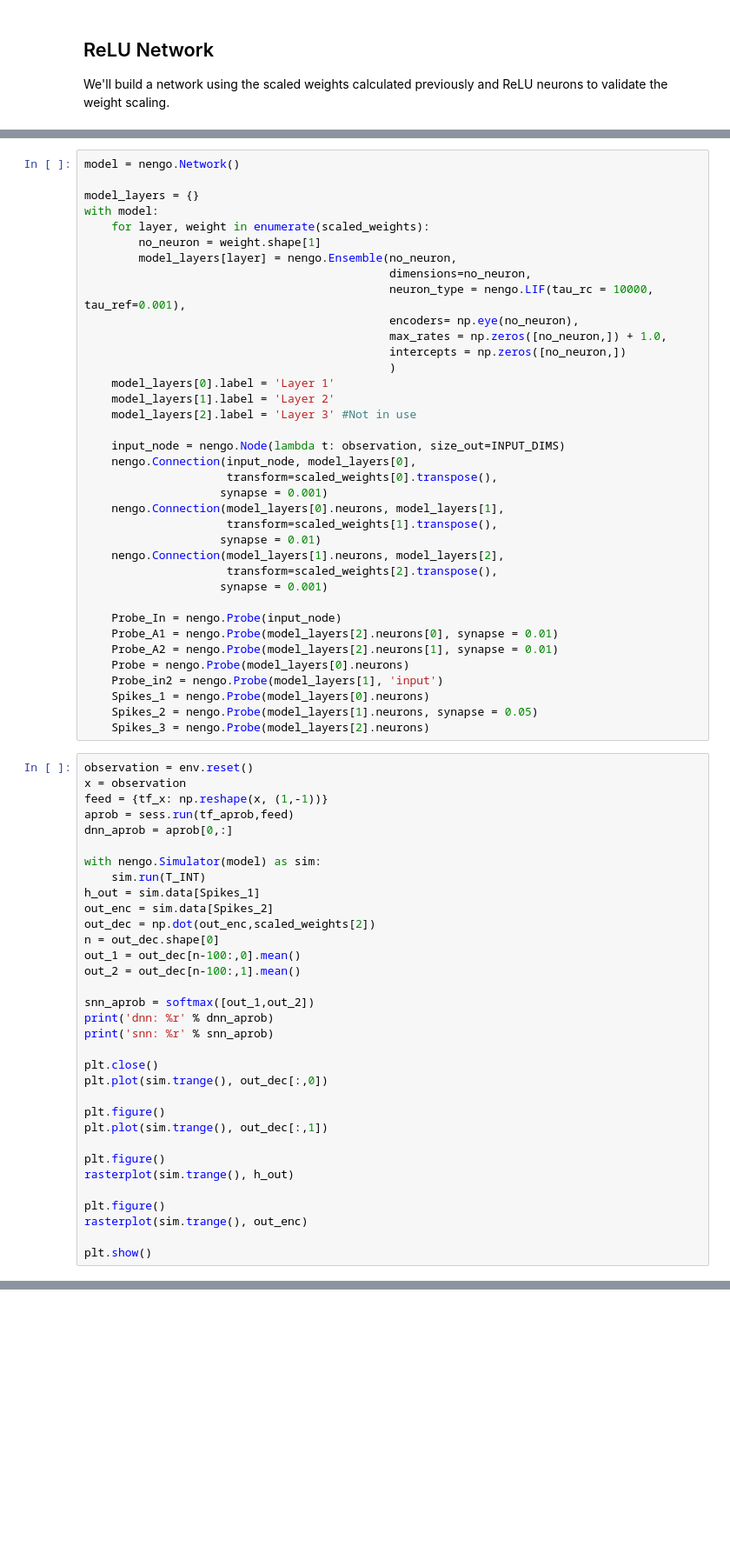
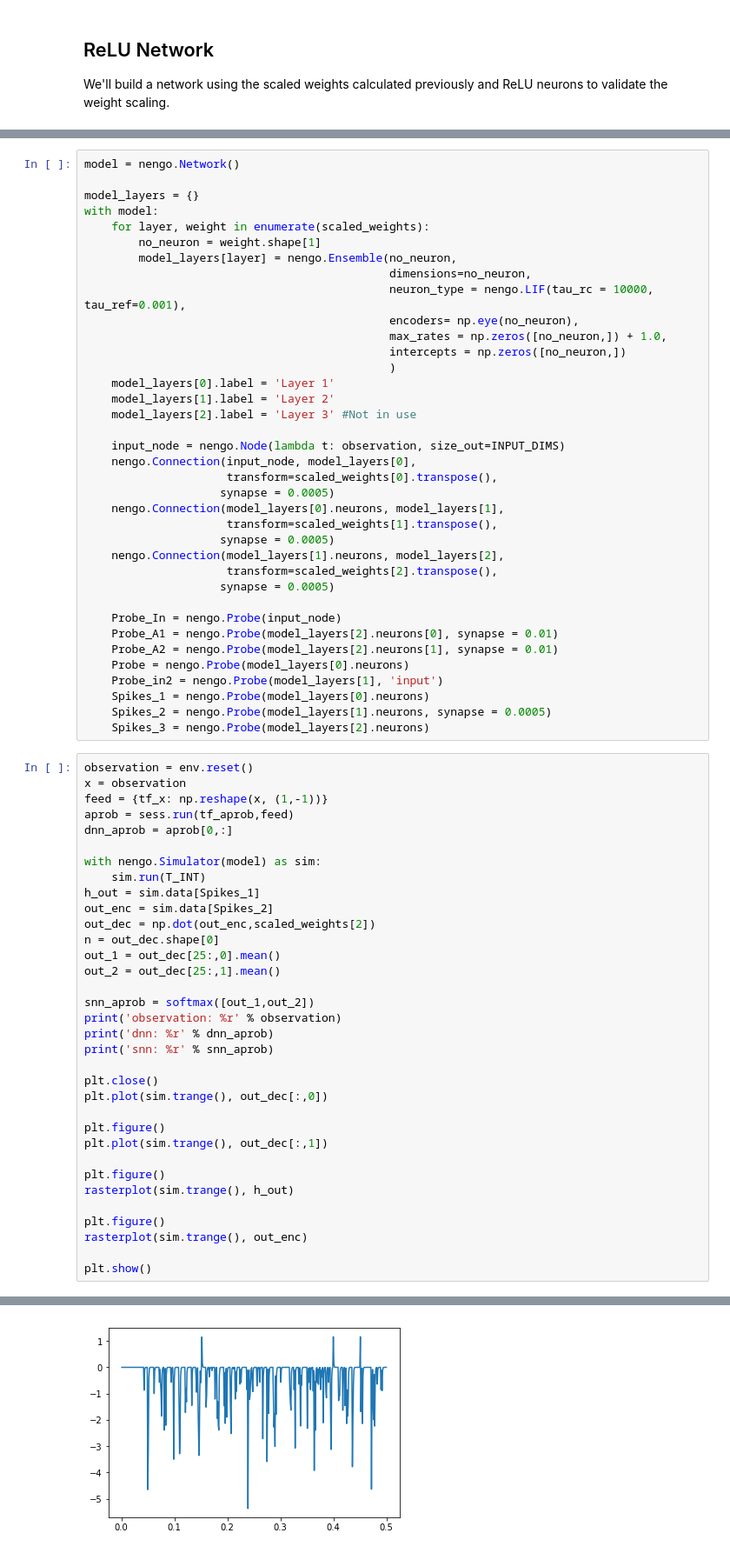
Before and after one commit to Quantumgame/EE207, a Jupyter notebook: Project/Analog_Translation.ipynb, the cells around one changed output, grey strips where cells are left out. Shown at 87% size. Saved outputs shown, nothing was run; the diff lists cells and outputs as text; blank space fills up the shorter version.

Commit message:
Layer-wise translation complete

```diff
--- a/Project/Analog_Translation.ipynb
+++ b/Project/Analog_Translation.ipynb
@@ -229,13 +223,13 @@ with model:
     input_node = nengo.Node(lambda t: observation, size_out=INPUT_DIMS)
     nengo.Connection(input_node, model_layers[0],
                      transform=scaled_weights[0].transpose(),
-                    synapse = 0.001)
+                    synapse = 0.0005)
     nengo.Connection(model_layers[0].neurons, model_layers[1],
                      transform=scaled_weights[1].transpose(),
-                    synapse = 0.01)
+                    synapse = 0.0005)
     nengo.Connection(model_layers[1].neurons, model_layers[2],
                      transform=scaled_weights[2].transpose(),
-                    synapse = 0.001)
+                    synapse = 0.0005)
 
     Probe_In = nengo.Probe(input_node)
     Probe_A1 = nengo.Probe(model_layers[2].neurons[0], synapse = 0.01)
@@ -243,7 +237,7 @@ with model:
     Probe = nengo.Probe(model_layers[0].neurons)
     Probe_in2 = nengo.Probe(model_layers[1], 'input')
     Spikes_1 = nengo.Probe(model_layers[0].neurons)
-    Spikes_2 = nengo.Probe(model_layers[1].neurons, synapse = 0.05)
+    Spikes_2 = nengo.Probe(model_layers[1].neurons, synapse = 0.0005)
     Spikes_3 = nengo.Probe(model_layers[2].neurons)
 # %%
 observation = env.reset()
@@ -258,10 +252,11 @@ h_out = sim.data[Spikes_1]
 out_enc = sim.data[Spikes_2]
 out_dec = np.dot(out_enc,scaled_weights[2])
 n = out_dec.shape[0]
-out_1 = out_dec[n-100:,0].mean()
-out_2 = out_dec[n-100:,1].mean()
+out_1 = out_dec[25:,0].mean()
+out_2 = out_dec[25:,1].mean()
 
 snn_aprob = softmax([out_1,out_2])
+print('observation: %r' % observation)
 print('dnn: %r' % dnn_aprob)
 print('snn: %r' % snn_aprob)
 
@@ -282,0 +282 @@ NameError: name 'env' is not defined
+[figure, added]
```
Also changed, not shown: parts of 5 cells of this notebook, 8 other files.
